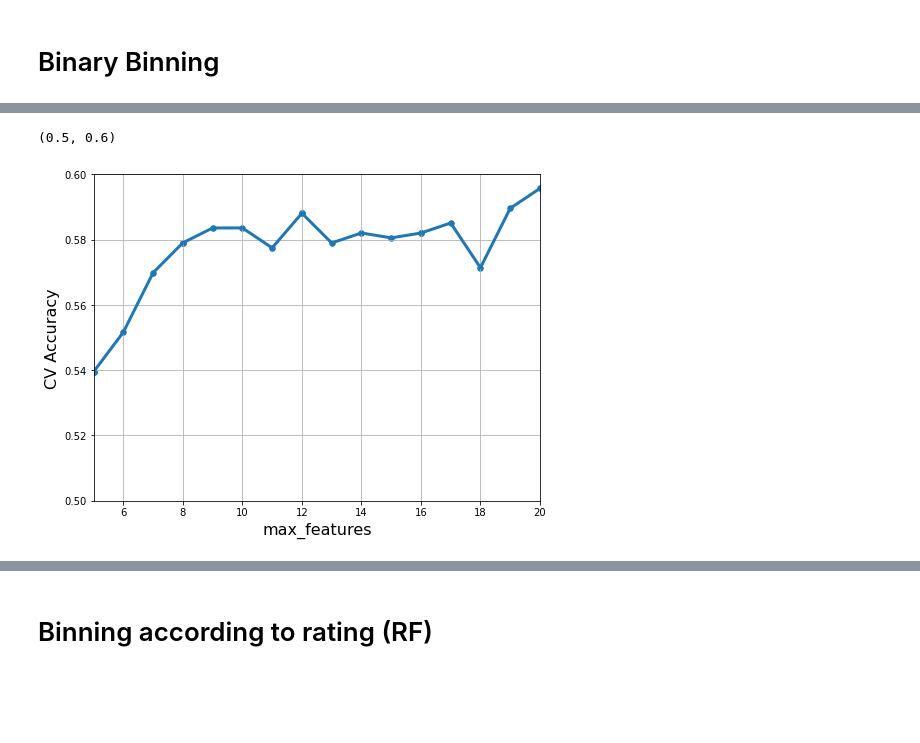
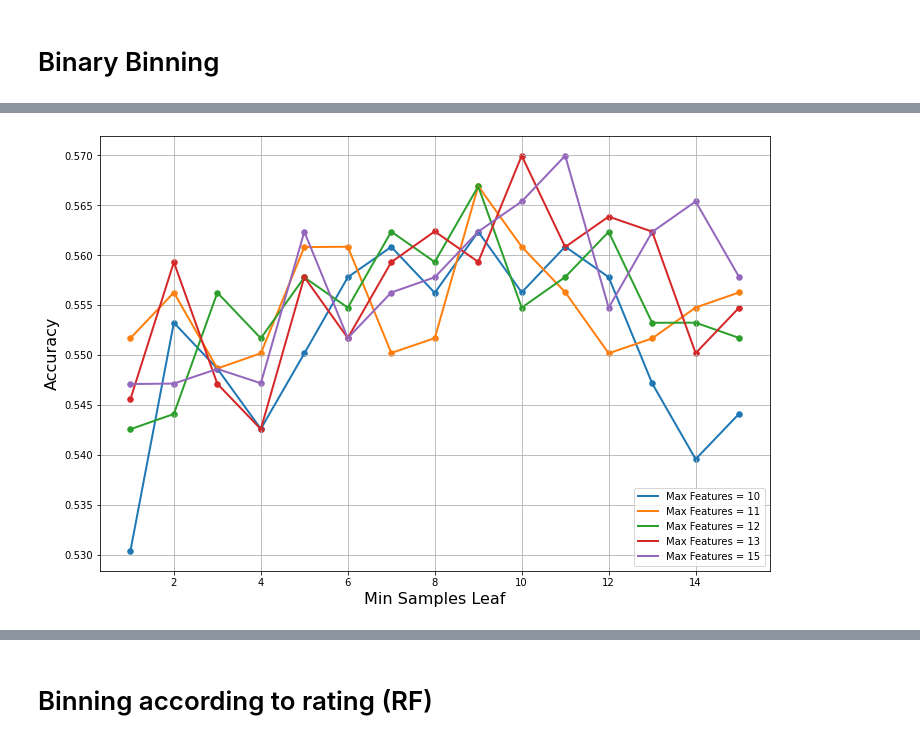
Before and after one commit to yudi-tan/ieor242-final-project, a Jupyter notebook: Random Forests.ipynb, the cells around one changed output, grey strips where cells are left out. Drawn from its saved outputs; the diff is of its cells as text; code cells hidden in the pictures; blank space fills up the shorter version.

```diff
--- a/Random Forests.ipynb
+++ b/Random Forests.ipynb
@@ -127,16 +95,20 @@ GridSearchCV(cv=5, estimator=RandomForestClassifier(),
              scoring='accuracy')
-# %%
-max_features = rf_cv.cv_results_['param_max_features'].data
-accuracy_scores = rf_cv.cv_results_['mean_test_score']
-
-plt.figure(figsize=(8, 6))
-plt.xlabel('max_features', fontsize=16)
-plt.ylabel('CV Accuracy', fontsize=16)
-plt.scatter(max_features, accuracy_scores, s=30)
-plt.plot(max_features, accuracy_scores, linewidth=3)
-plt.grid(True, which='both')
-plt.xlim([5, 20])
-plt.ylim([0.5, 0.6])
-# %% [output]
-(0.5, 0.6)
-[figure, removed]
+# %%
+n_estimators = rf_cv.cv_results_['param_min_samples_leaf'].data
+R2_scores = rf_cv.cv_results_['mean_test_score']
+
+plt.figure(figsize=(12, 8))
+plt.xlabel('Min Samples Leaf', fontsize=16)
+plt.ylabel('Accuracy', fontsize=16)
+plt.grid(True, which='both')
+
+M = len(grid_values['min_samples_leaf'])
+N = len(grid_values['max_features'])
+for i in range(N):
+    plt.scatter(n_estimators[(M*i):(M*i)+M], R2_scores[(M*i):(M*i)+M], s=30)
+    plt.plot(n_estimators[(M*i):(M*i)+M], R2_scores[(M*i):(M*i)+M], linewidth=2,
+             label='Max Features = '+str(grid_values['max_features'][i]))
+plt.legend(loc='lower right')
+plt.show()
+# %% [output]
+[figure, added]
```
Also changed, not shown: parts of 67 cells of this notebook.
